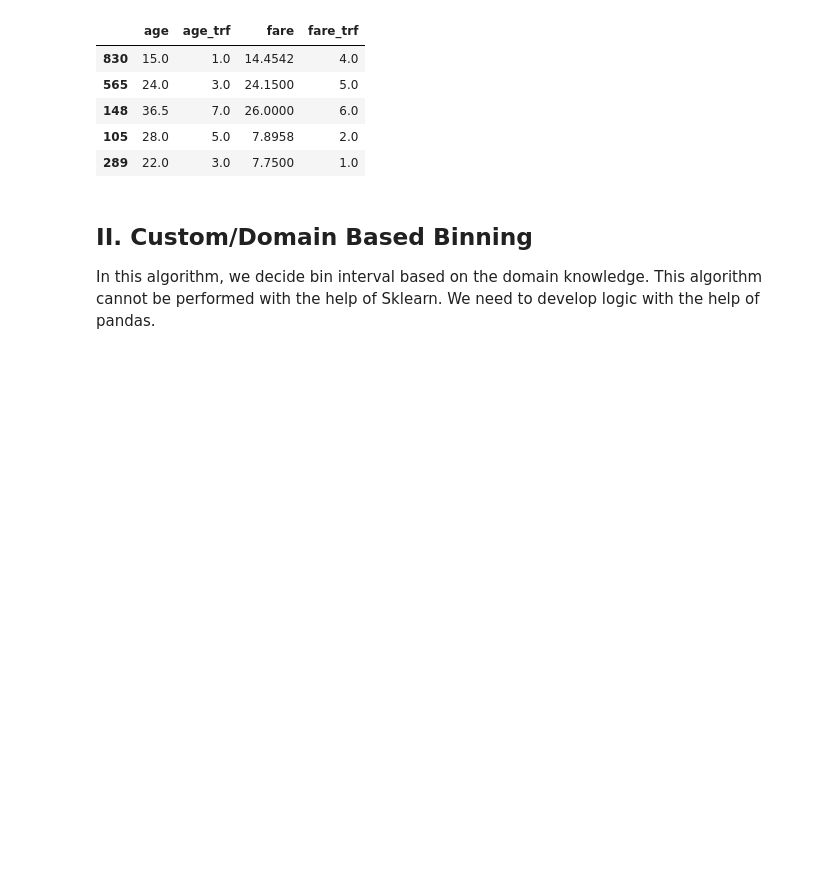
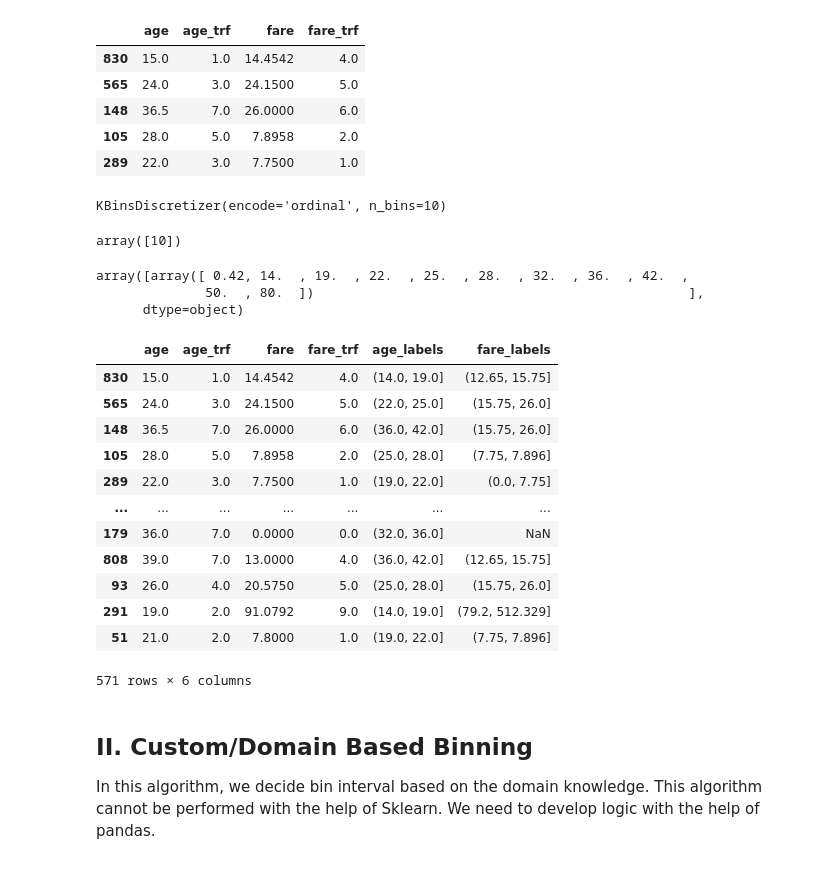
Before and after one commit to MitVinay/Machine-Learning, a Jupyter notebook: Feature-Engineering/Feature-transformation/Encoding-Numerical-Features/Encoding_Numerical_data.ipynb, the cells around one changed output. Saved outputs shown, nothing was run; the diff lists cells and outputs as text; code cells hidden in the pictures; blank space fills up the shorter version.

```diff
--- a/Feature-Engineering/Feature-transformation/Encoding-Numerical-Features/Encoding_Numerical_data.ipynb
+++ b/Feature-Engineering/Feature-transformation/Encoding-Numerical-Features/Encoding_Numerical_data.ipynb
@@ -176,6 +176,42 @@ output.head()
 | 148 | 36.5 | 7.0 | 26.0000 | 6.0 |
 | 105 | 28.0 | 5.0 | 7.8958 | 2.0 |
 | 289 | 22.0 | 3.0 | 7.7500 | 1.0 |
+# %%
+trf.named_transformers_['first']
+# %% [output]
+KBinsDiscretizer(encode='ordinal', n_bins=10)
+# %%
+trf.named_transformers_['first'].n_bins_
+# %% [output]
+array([10])
+# %%
+trf.named_transformers_['first'].bin_edges_
+# %% [output]
+array([array([ 0.42, 14.  , 19.  , 22.  , 25.  , 28.  , 32.  , 36.  , 42.  ,
+              50.  , 80.  ])                                                ],
+      dtype=object)
+# %%
+output['age_labels'] = pd.cut(x = X_train['Age'],
+                             bins = trf.named_transformers_['first'].bin_edges_[0].tolist())
+
+output['fare_labels'] = pd.cut(x = X_train['Fare'],
+                             bins = trf.named_transformers_['Second'].bin_edges_[0].tolist())
+# %%
+output
+# %% [output]
+|  | age | age_trf | fare | fare_trf | age_labels | fare_labels |
+| 830 | 15.0 | 1.0 | 14.4542 | 4.0 | (14.0, 19.0] | (12.65, 15.75] |
+| 565 | 24.0 | 3.0 | 24.1500 | 5.0 | (22.0, 25.0] | (15.75, 26.0] |
+| 148 | 36.5 | 7.0 | 26.0000 | 6.0 | (36.0, 42.0] | (15.75, 26.0] |
+| 105 | 28.0 | 5.0 | 7.8958 | 2.0 | (25.0, 28.0] | (7.75, 7.896] |
+| 289 | 22.0 | 3.0 | 7.7500 | 1.0 | (19.0, 22.0] | (0.0, 7.75] |
+| ... | ... | ... | ... | ... | ... | ... |
+| 179 | 36.0 | 7.0 | 0.0000 | 0.0 | (32.0, 36.0] | NaN |
+| 808 | 39.0 | 7.0 | 13.0000 | 4.0 | (36.0, 42.0] | (12.65, 15.75] |
+| 93 | 26.0 | 4.0 | 20.5750 | 5.0 | (25.0, 28.0] | (15.75, 26.0] |
+| 291 | 19.0 | 2.0 | 91.0792 | 9.0 | (14.0, 19.0] | (79.2, 512.329] |
+| 51 | 21.0 | 2.0 | 7.8000 | 1.0 | (19.0, 22.0] | (7.75, 7.896] |
+571 rows × 6 columns
 # %% [markdown]
 ## II. Custom/Domain Based Binning
 
```
Also changed, not shown: parts of 15 cells of this notebook.
